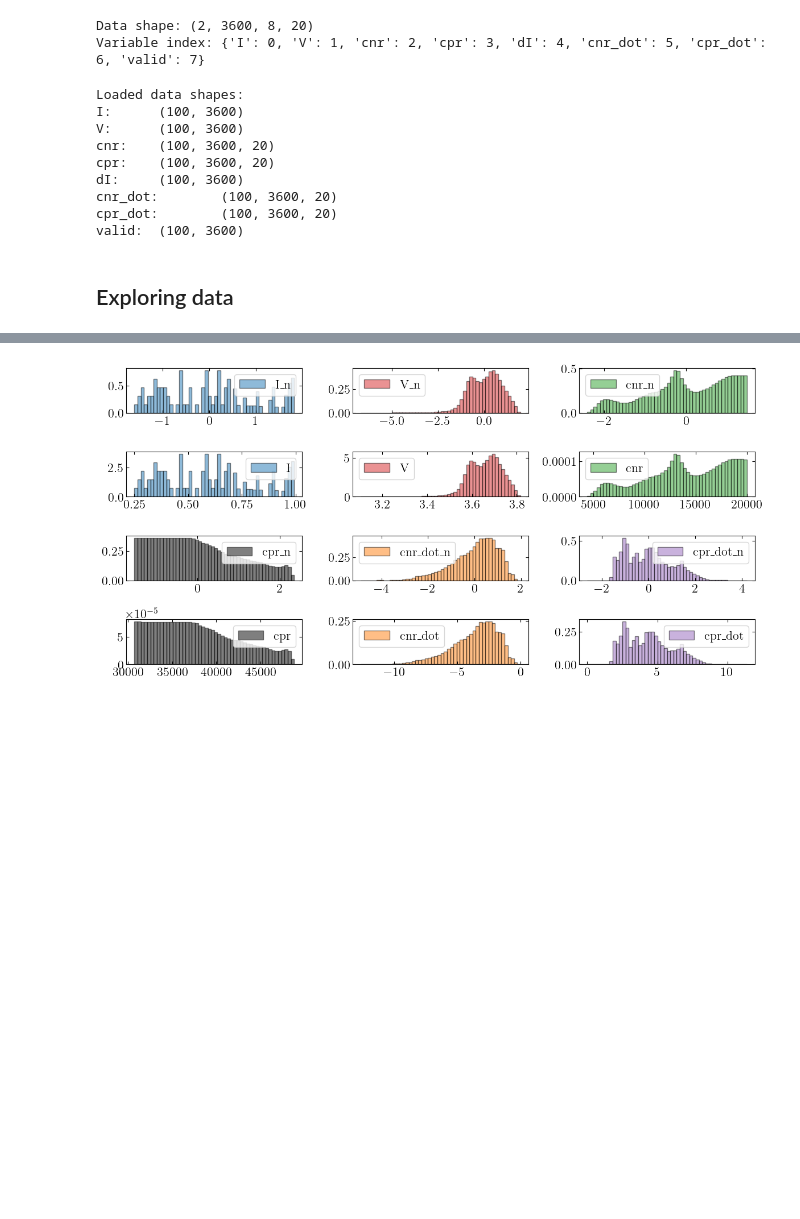
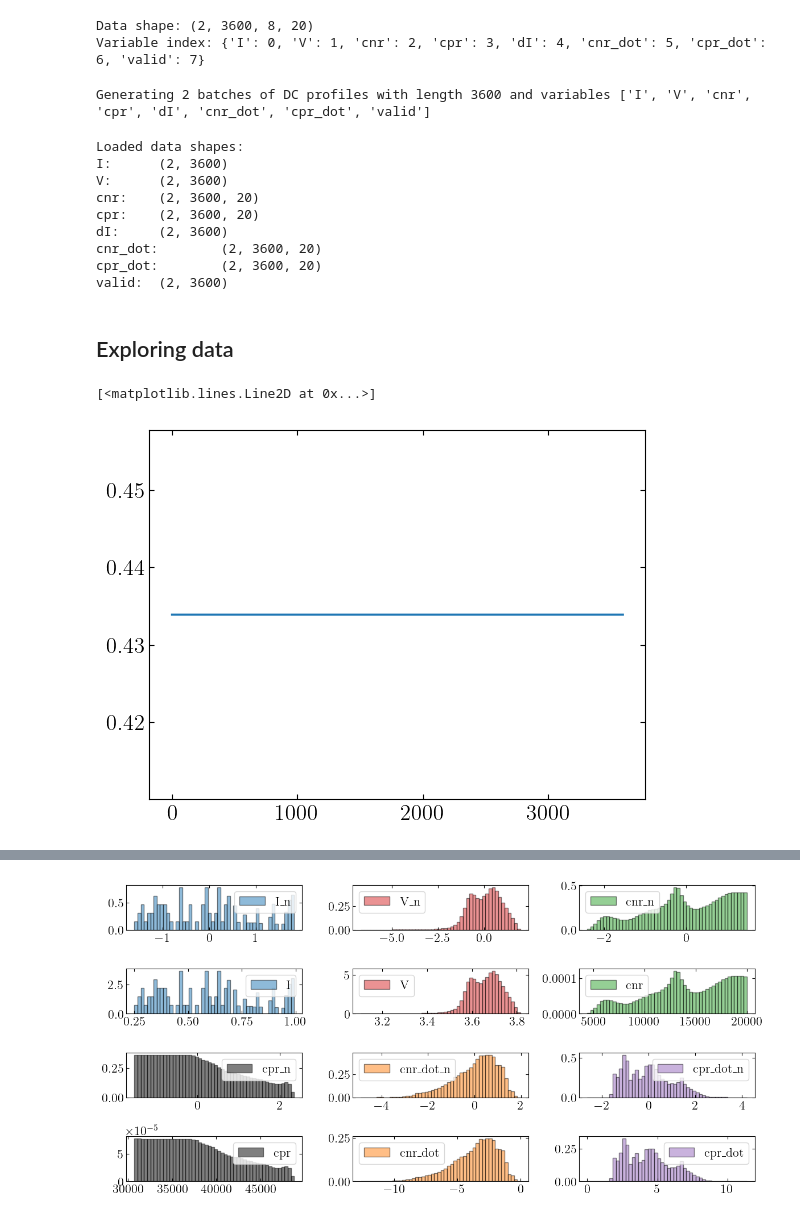
Before and after one commit to j-haralds/MSc_thesis, a Jupyter notebook: program/4_Encoded_c_x/1_JH_cx_cdot.ipynb, the cells around one changed output, grey strips where cells are left out. Saved outputs shown, nothing was run; the diff lists cells and outputs as text; code cells hidden in the pictures; blank space fills up the shorter version.

```diff
--- a/program/4_Encoded_c_x/1_JH_cx_cdot.ipynb
+++ b/program/4_Encoded_c_x/1_JH_cx_cdot.ipynb
@@ -150,13 +150,16 @@ print("Variable index:", var_index)
 Data shape: (2, 3600, 8, 20)
 Variable index: {'I': 0, 'V': 1, 'cnr': 2, 'cpr': 3, 'dI': 4, 'cnr_dot': 5, 'cpr_dot': 6, 'valid': 7}
 # %%
-# currents = 'GRF'
-# B_gen = 100
+currents = 'DC'
+B_gen = 500
 
-# print(f'Generating {B_gen} batches of {currents} profiles with length {T} and variables {all_cols}')
+print(f'Generating {B_gen} batches of {currents} profiles with length {T} and variables {all_cols}')
 
-# dataX, var_index,params  = gen_data(B_gen, data_cols, currents=f'{currents}', I_low=0.25, I_high=1.0)
-# np.savez(f'data_cx/data_cx_{currents}_dt_{T}.npz', X=dataX, var_index=var_index)
+dataX, var_index,params  = gen_data(B_gen, data_cols, currents=f'{currents}', I_low=0.25, I_high=1.0)
+dataX = dataX.astype(np.float32)
+np.savez_compressed(f'data_cx/B{B_gen}_data_cx_{currents}_dt_{T}.npz', X=dataX, var_index=var_index)
+# %% [output]
+Generating 2 batches of DC profiles with length 3600 and variables ['I', 'V', 'cnr', 'cpr', 'dI', 'cnr_dot', 'cpr_dot', 'valid']
 # %%
 # --- Load data ---
 def load_data(path, var_index):
@@ -176,7 +179,7 @@ def load_data(path, var_index):
     return data
 
 
-path = f'data_cx/data_cx_{currents}_dt_{T}.npz'
+path = f'data_cx/B2_data_cx_{currents}_dt_{T}.npz'
 D = load_data(path,var_index)
 
 I = D['I']; V = D['V']; cnr = D['cnr']; cpr = D['cpr']; cnr_dot = D['cnr_dot'];cpr_dot=D['cpr_dot']; valid = D['valid']
@@ -192,16 +195,21 @@ for key, value in D.items():
     print(f"{key}: \t{value.shape}")
 # %% [output]
 Loaded data shapes:
-I:      (100, 3600)
-V:      (100, 3600)
-cnr:    (100, 3600, 20)
-cpr:    (100, 3600, 20)
-dI:     (100, 3600)
-cnr_dot:        (100, 3600, 20)
-cpr_dot:        (100, 3600, 20)
-valid:  (100, 3600)
+I:      (2, 3600)
+V:      (2, 3600)
+cnr:    (2, 3600, 20)
+cpr:    (2, 3600, 20)
+dI:     (2, 3600)
+cnr_dot:        (2, 3600, 20)
+cpr_dot:        (2, 3600, 20)
+valid:  (2, 3600)
 # %% [markdown]
 ## Exploring data
+# %%
+plt.plot(D['I'][1])
+# %% [output]
+[<matplotlib.lines.Line2D at 0x...>]
+[figure, added]
 # %%
 n = len(cnr[0,0,:])
 
```
Also changed, not shown: parts of 4 cells of this notebook, 3 other files.
